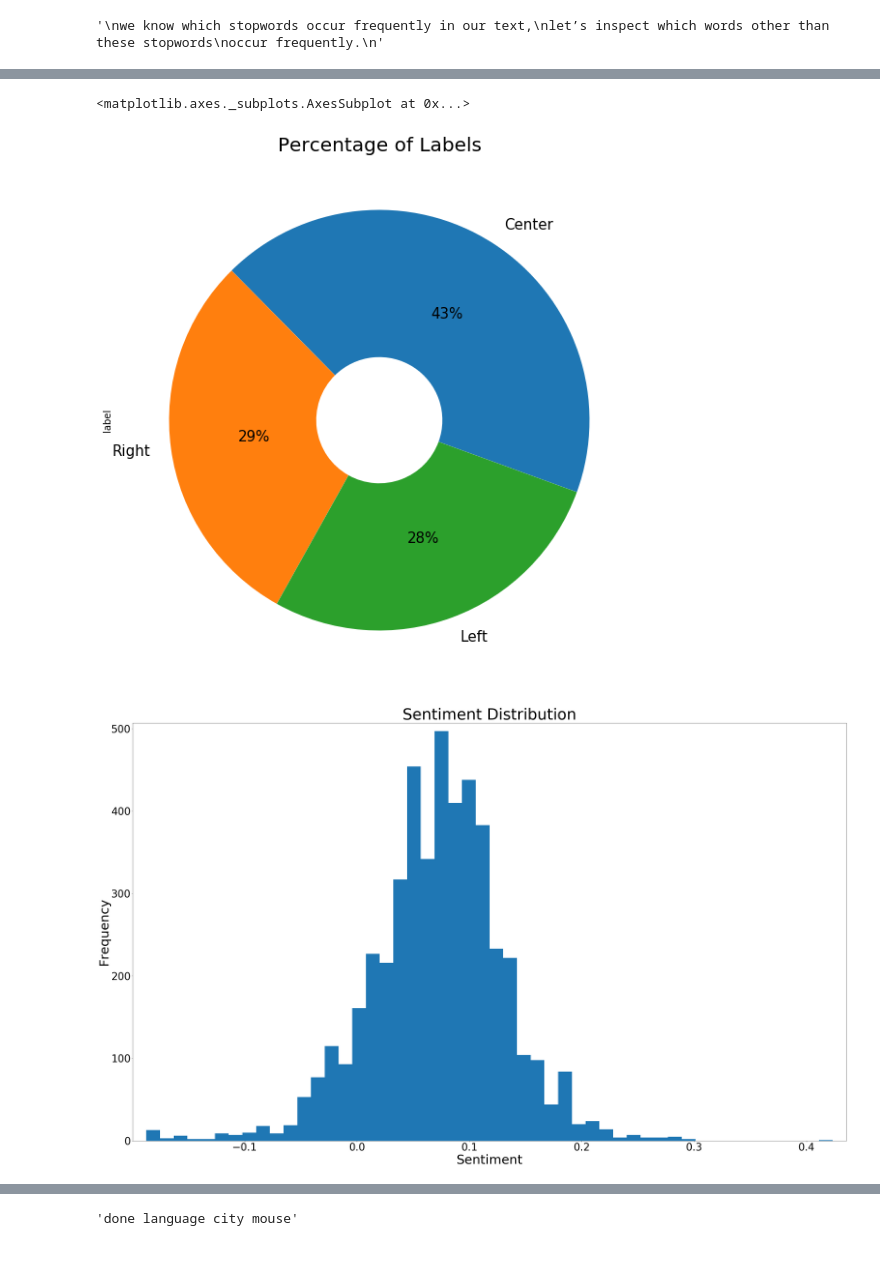
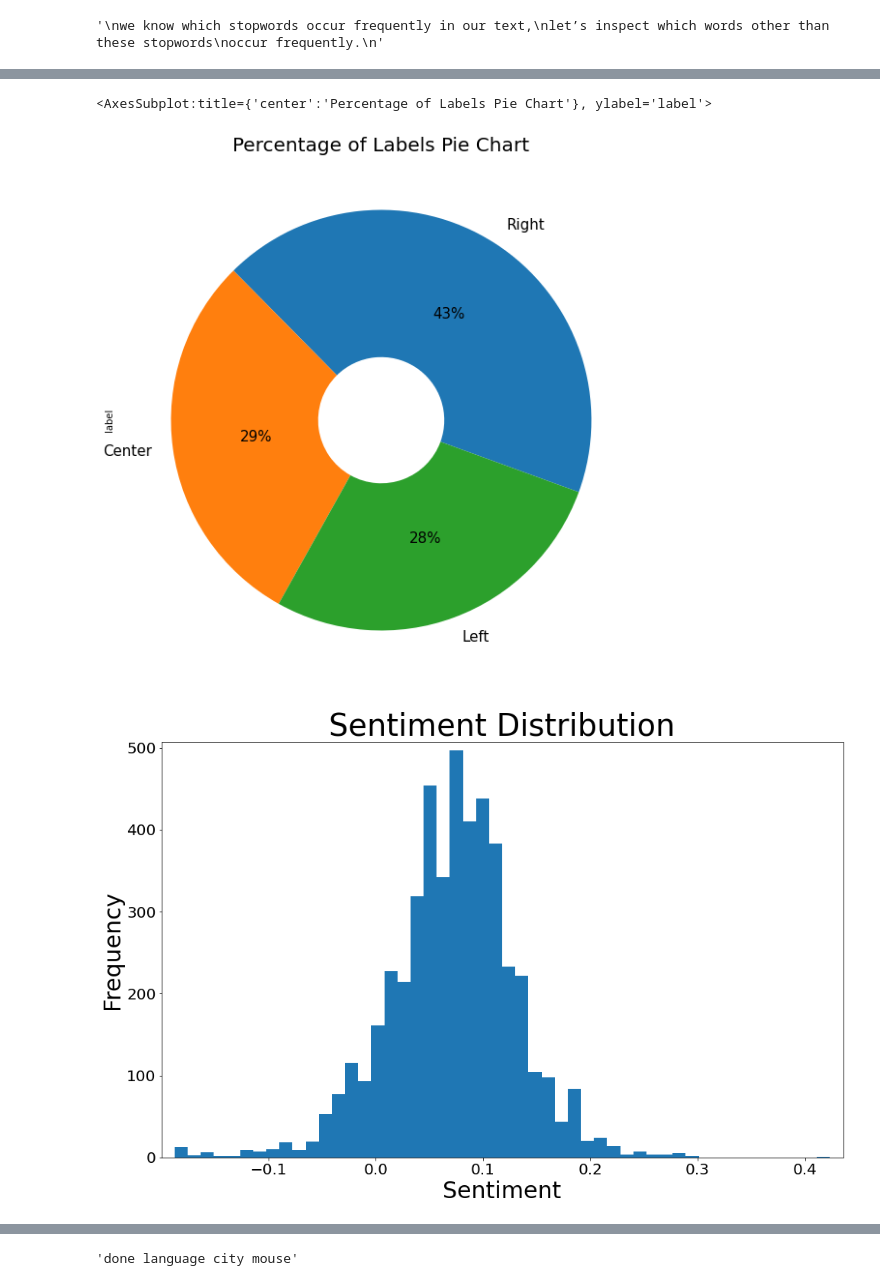
Before and after one commit to ekostrov/CapstoneProject, a Jupyter notebook: final_1.ipynb, the cells around one changed output, grey strips where cells are left out. Cells and saved outputs as stored; diff of their text form; code cells hidden in the pictures; blank space fills up the shorter version.

```diff
--- a/final_1.ipynb
+++ b/final_1.ipynb
@@ -35,7 +70,3 @@ df.head()
 | 2 | The president has yet to clarify ... | right |
 | 3 | To hear President Joe Biden tell ... | right |
 | 4 | The mainstream media's honeymoon ... | right |
-# %%
-df.article = df.article.apply(lambda x: x.replace("SHARE",""))
-df.article = df.article.apply(lambda x: x.lower())
-df.head()
@@ -146,10 +205,10 @@ plt.show()
 # %%
-plt.figure(figsize=(30,10))
-plt.title('Percentage of Labels', fontsize=20)
-df.label.value_counts().plot(kind='pie', labels=['Center', 'Right', 'Left'],
+plt.figure(figsize=(16,10))
+plt.title('Percentage of Labels Pie Chart', fontsize=20)
+df.label.value_counts().plot(kind='pie', labels=['Right', 'Center', 'Left'],
                               wedgeprops=dict(width=.7), autopct='%1.0f%%', startangle= -20,
                               textprops={'fontsize': 15})
 # %% [output]
-<matplotlib.axes._subplots.AxesSubplot at 0x...>
+<AxesSubplot:title={'center':'Percentage of Labels Pie Chart'}, ylabel='label'>
-[figure, old version]
+[figure, new version]
 # %%
@@ -159,13 +218,13 @@ df['sentiment'] = df.article.apply(lambda x: TextBlob(x).sentiment.polarity)
 # %%
-plt.figure(figsize=(50,30))
+plt.figure(figsize=(16,10))
 plt.margins(0.02)
-plt.xlabel('Sentiment', fontsize=50)
-plt.xticks(fontsize=40)
-plt.ylabel('Frequency', fontsize=50)
-plt.yticks(fontsize=40)
+plt.xlabel('Sentiment', fontsize=30)
+plt.xticks(fontsize=20)
+plt.ylabel('Frequency', fontsize=30)
+plt.yticks(fontsize=20)
 plt.hist(df['sentiment'], bins=50)
-plt.title('Sentiment Distribution', fontsize=60)
+plt.title('Sentiment Distribution', fontsize=40)
 plt.show()
 # %% [output]
-[figure, old version]
+[figure, new version]
 # %%
```
Also changed, not shown: parts of 73 cells of this notebook.
